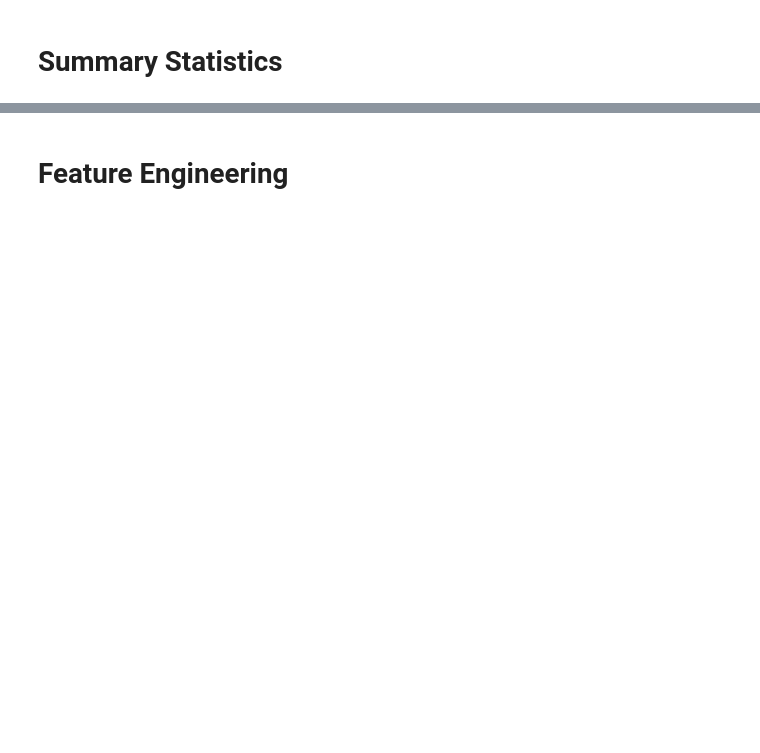
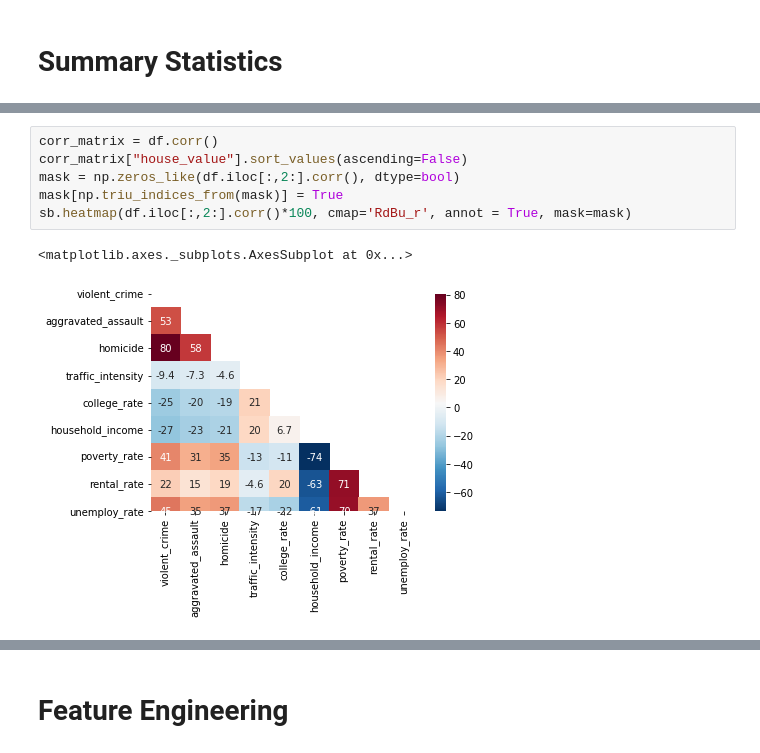
Before and after one commit to collins-ps/machine_learning_project, a Jupyter notebook: perceptron.ipynb, the cells around one changed output, grey strips where cells are left out. Drawn from its saved outputs; the diff is of its cells as text; blank space fills up the shorter version.

```diff
--- a/perceptron.ipynb
+++ b/perceptron.ipynb
@@ -153,0 +139,9 @@ Add analysis on correlation between feature variables and outcome variable.
+# %%
+corr_matrix = df.corr()
+corr_matrix["house_value"].sort_values(ascending=False)
+mask = np.zeros_like(df.iloc[:,2:].corr(), dtype=bool)
+mask[np.triu_indices_from(mask)] = True
+sb.heatmap(df.iloc[:,2:].corr()*100, cmap='RdBu_r', annot = True, mask=mask)
+# %% [output]
+<matplotlib.axes._subplots.AxesSubplot at 0x...>
+[figure, added]
```
Also changed, not shown: parts of 24 cells of this notebook.
